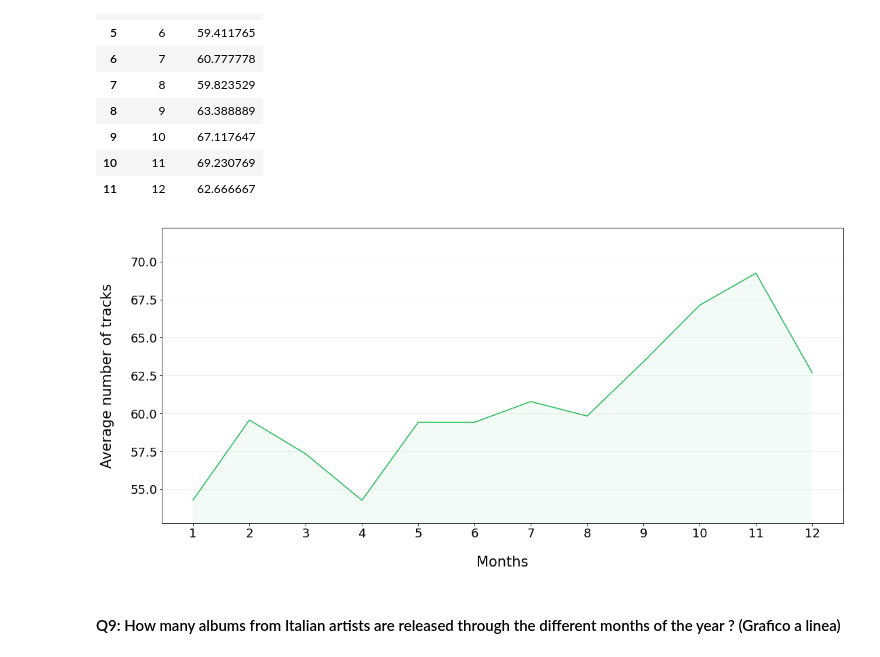
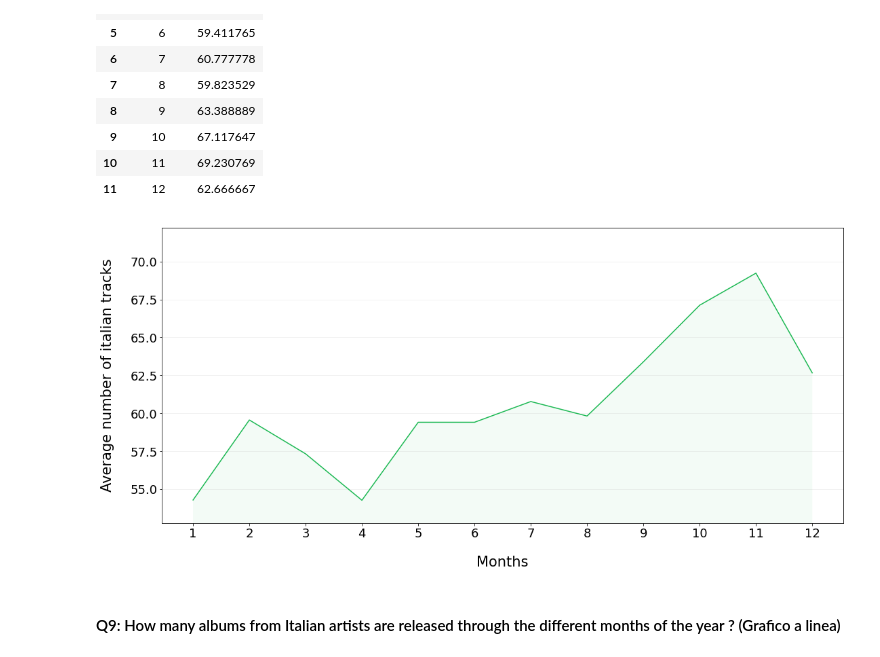
Before and after one commit to luca-martinelli-09/spotify-pg, a Jupyter notebook: spotifyQueries.ipynb, the cells around one changed output. Drawn from its saved outputs; the diff is of its cells as text; code cells hidden in the pictures.

```diff
--- a/spotifyQueries.ipynb
+++ b/spotifyQueries.ipynb
@@ -445,18 +426,18 @@ italianTracksByMonthDF
 # %%
 plotter.plotResults(
     x=np.arange(len(italianTracksByMonthDF)),
     yArr=[list(italianTracksByMonthDF["avgNumTracks"])],
-    yLabel="Average number of tracks",
+    yLabel="Average number of italian tracks",
     xLabel="Months",
     xTicks=list(italianTracksByMonthDF["month"]),
     showGrid=True,
     gridAxis="y",
     style="line",
     fillPlot=True,
     saveTitle="query8"
 )
 # %% [output]
-[figure, old version]
+[figure, new version]
 # %% [markdown]
 #### Q9: How many albums from Italian artists are released through the different months of the year ? (Grafico a linea)
 # %%
```
Also changed, not shown: parts of 6 cells of this notebook, 16 other files.
